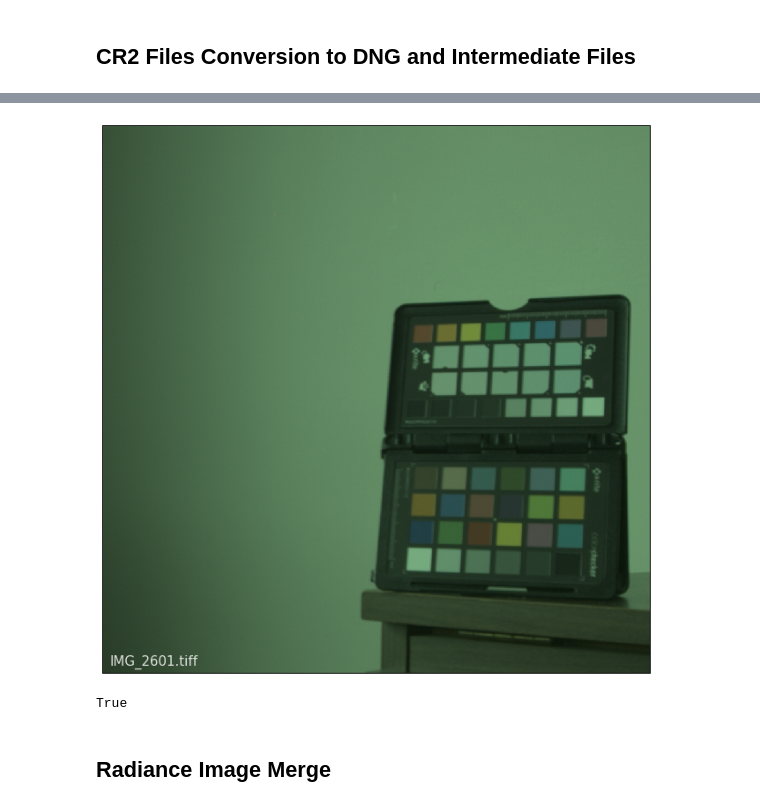
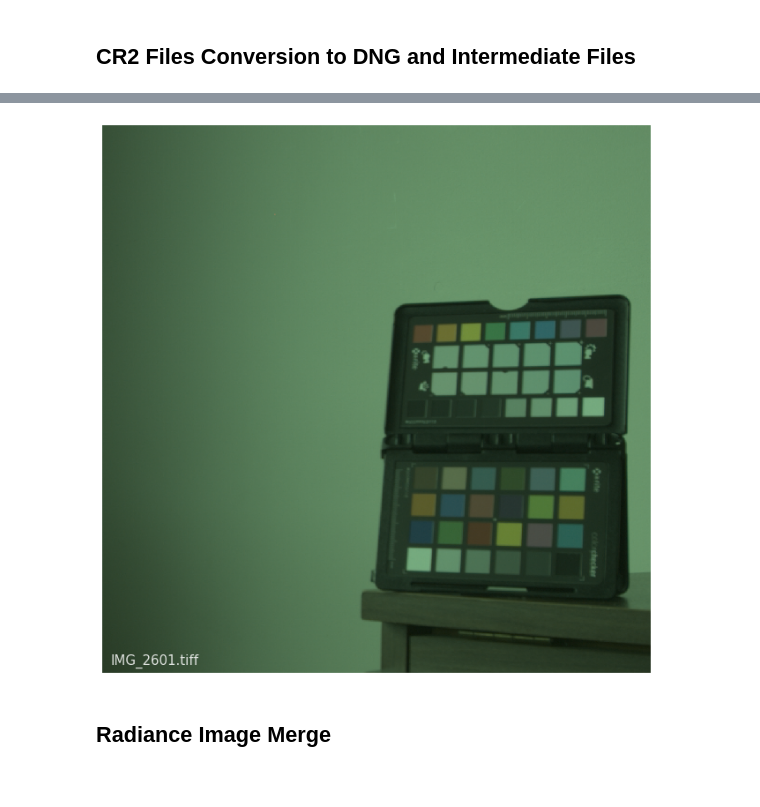
Before and after one commit to colour-science/colour-hdri, a Jupyter notebook: colour_hdri/examples/examples_merge_from_raw_files.ipynb, the cells around one changed output, grey strips where cells are left out. Drawn from its saved outputs; the diff is of its cells as text; code cells hidden in the pictures.

Commit message:
Implement "Colour 0.3.8" changes.

```diff
--- a/colour_hdri/examples/examples_merge_from_raw_files.ipynb
+++ b/colour_hdri/examples/examples_merge_from_raw_files.ipynb
@@ -39,14 +39,14 @@ from colour_hdri import (
     read_exif_tag,
     highlights_recovery_blend,
     image_stack_to_radiance_image,
-    radiance_image_strip_plot,
     update_exif_tags,
     weighting_function_Debevec1997)
+from colour_hdri.plotting import radiance_image_strip_plot
 
 LOGGER = logging.getLogger()
 LOGGER.setLevel(logging.DEBUG)
 
-OECF = colour.RGB_COLOURSPACES['sRGB'].OECF
+OETF = colour.RGB_COLOURSPACES['sRGB'].encoding_cctf
 
 RESOURCES_DIRECTORY = os.path.join(EXAMPLES_RESOURCES_DIRECTORY,
                                    'frobisher_001')
@@ -83,10 +66,9 @@ INFO:colour_hdri.utilities.exif:Reading '/Users/kelsolaar/Documents/Development/
 # %%
-image_plot(OECF(colour.read_image(
+image_plot(OETF(colour.read_image(
             str(INTERMEDIATE_FILES[-2]))[1250:2250, 3000:4000, ...]),
            os.path.basename(INTERMEDIATE_FILES[-2]))
 # %% [output]
-[figure, old version]
+[figure, new version]
-True
 # %% [markdown]
 ## Radiance Image Merge
 # %%
```
Also changed, not shown: parts of 5 cells of this notebook, 16 other files.
